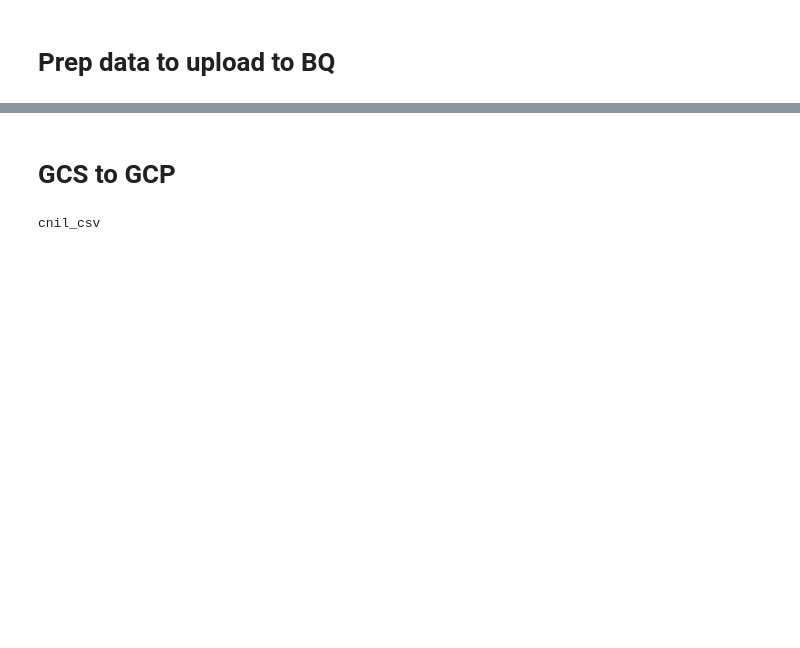
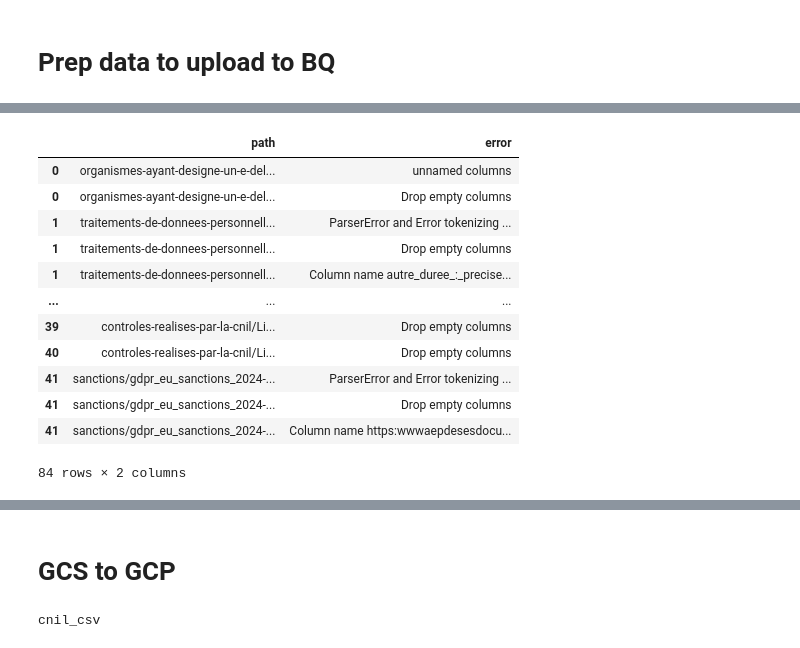
Before and after one commit to Abitben/data_pipelines, a Jupyter notebook: classes_uses_example.ipynb, the cells around one changed output, grey strips where cells are left out. Saved outputs shown, nothing was run; the diff lists cells and outputs as text; code cells hidden in the pictures; blank space fills up the shorter version.

Commit message:
pipeline is done. TO DO : compare catalog to add additional data to upsert

```diff
--- a/classes_uses_example.ipynb
+++ b/classes_uses_example.ipynb
@@ -496,6 +259,0 @@ zip_io = save_dfs_to_zip(dfs)
-# %%
-import pandas as pd
-from classes.prep_data import PrepDataCnilBQ
-
-instance5 = PrepDataCnilBQ(zip_file)
-zip_output = instance5.process_zip_io_file(zip_file_io=zip_file)
@@ -571,3 +295,20 @@ To access the list of files not processed, use the attribute instance.files_not_
+# %%
+errors_log = instance5.errors_backlog
+errors_log
+# %% [output]
+|  | path | error |
+| 0 | organismes-ayant-designe-un-e-del... | unnamed columns |
+| 0 | organismes-ayant-designe-un-e-del... | Drop empty columns |
+| 1 | traitements-de-donnees-personnell... | ParserError and Error tokenizing ... |
+| 1 | traitements-de-donnees-personnell... | Drop empty columns |
+| 1 | traitements-de-donnees-personnell... | Column name autre_duree_:_precise... |
+| ... | ... | ... |
+| 39 | controles-realises-par-la-cnil/Li... | Drop empty columns |
+| 40 | controles-realises-par-la-cnil/Li... | Drop empty columns |
+| 41 | sanctions/gdpr_eu_sanctions_2024-... | ParserError and Error tokenizing ... |
+| 41 | sanctions/gdpr_eu_sanctions_2024-... | Drop empty columns |
+| 41 | sanctions/gdpr_eu_sanctions_2024-... | Column name https:wwwaepdesesdocu... |
+84 rows × 2 columns
 # %%
 from classes.gcs_processor import GCSProcessor
 
```
Also changed, not shown: parts of 23 cells of this notebook, 4 other files.
